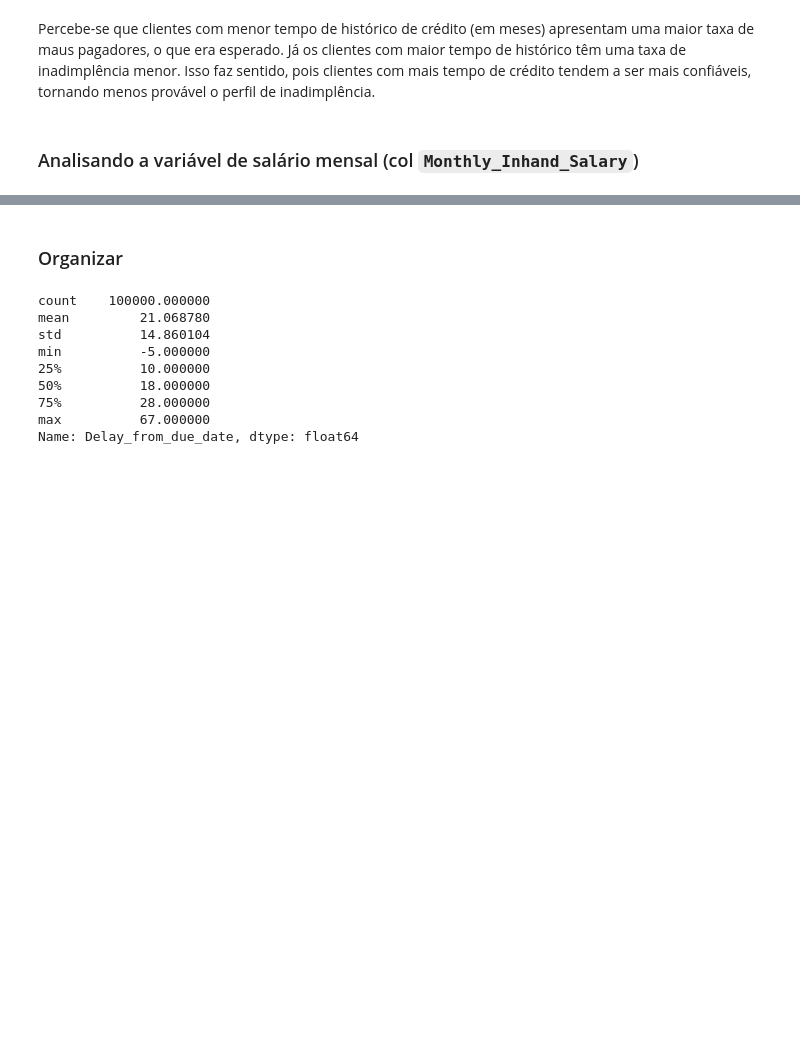
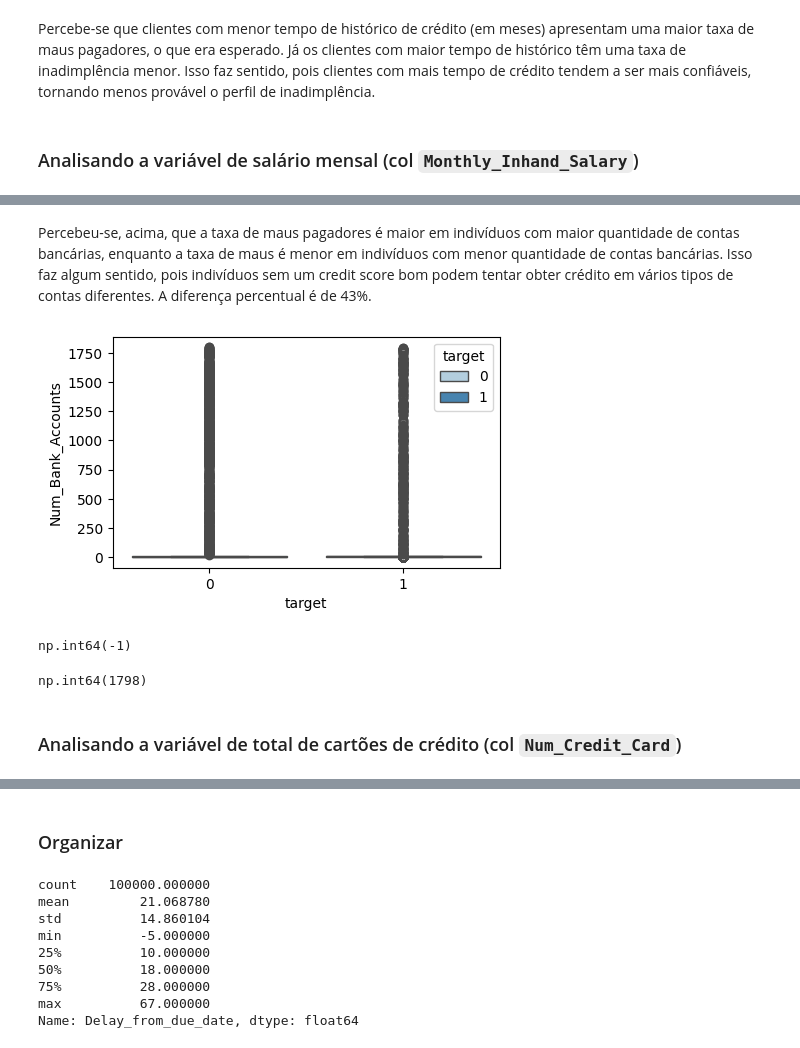
Before and after one commit to deborabmfreitas/credit-score-prediction, a Jupyter notebook: credit-score-prediction.ipynb, the cells around one changed output, grey strips where cells are left out. Cells and saved outputs as stored; diff of their text form; code cells hidden in the pictures; blank space fills up the shorter version.

```diff
--- a/credit-score-prediction.ipynb
+++ b/credit-score-prediction.ipynb
@@ -541,0 +584,16 @@ Name: Monthly_Inhand_Salary, dtype: float64
+# %% [markdown]
+Percebeu-se, acima, que a taxa de maus pagadores é maior em indivíduos com maior quantidade de contas bancárias, enquanto a taxa de maus é menor em indivíduos com menor quantidade de contas bancárias. Isso faz algum sentido, pois indivíduos sem um credit score bom podem tentar obter crédito em vários tipos de contas diferentes. A diferença percentual é de 43%.
+# %%
+plt.figure(figsize=(5,3))
+sns.boxplot(x='target',y='Num_Bank_Accounts', data=train,hue='target', palette='Blues')
+plt.show()
+# %% [output]
+[figure, added]
+# %%
+train['Num_Bank_Accounts'].min()
+# %% [output]
+np.int64(-1)
+# %%
+train['Num_Bank_Accounts'].max()
+# %% [output]
+np.int64(1798)
@@ -541,0 +605,2 @@ Name: Monthly_Inhand_Salary, dtype: float64
+# %% [markdown]
+### Analisando a variável de total de cartões de crédito (col `Num_Credit_Card`)
```
Also changed, not shown: parts of 32 cells of this notebook.
